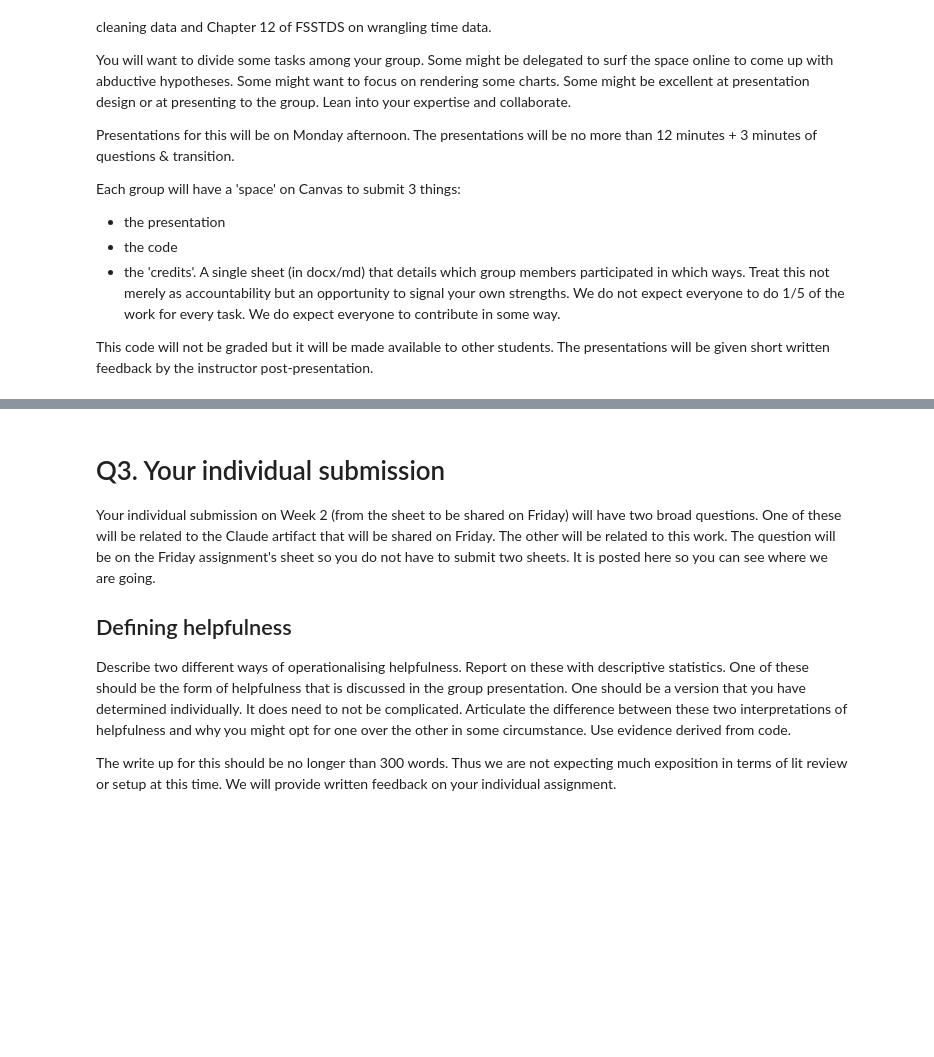
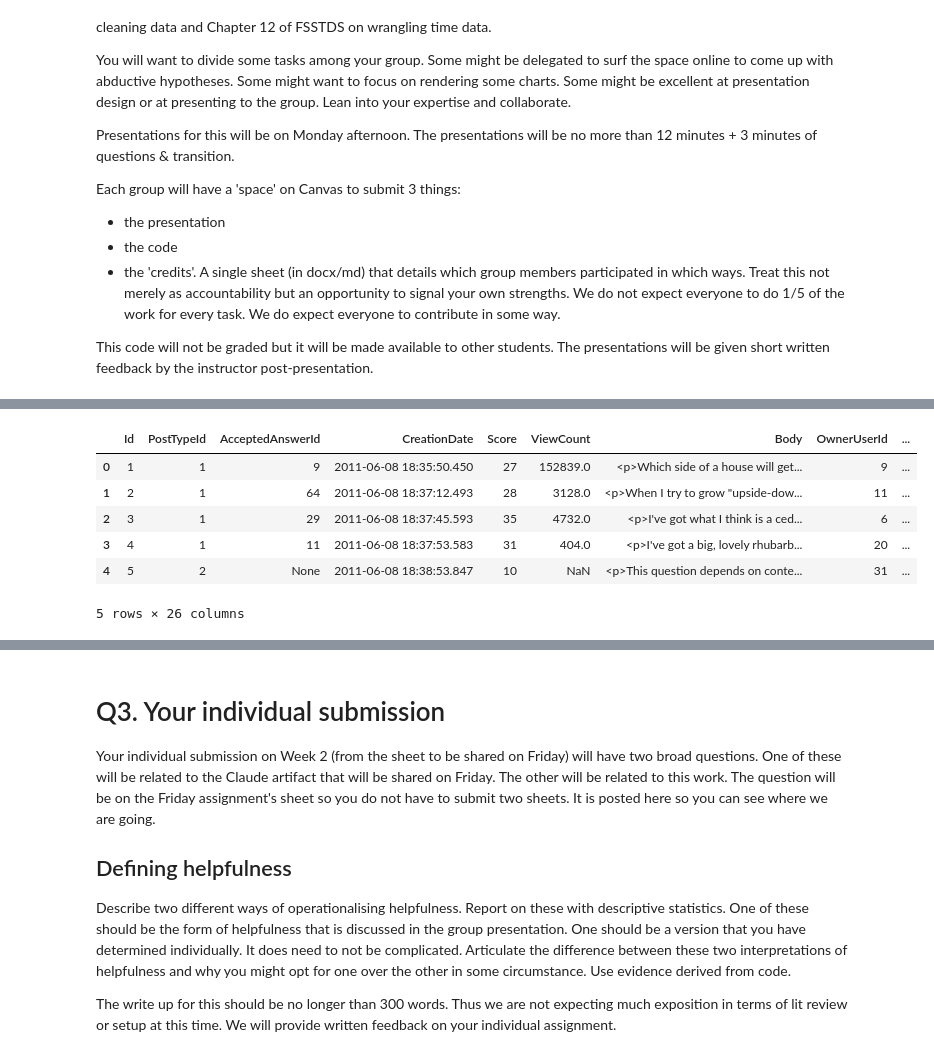
Before and after one commit to isaacbacker/GroupPres_SDS, a Jupyter notebook: Notebooks/fsds25_ex_wk01d02.ipynb, the cells around one changed output, grey strips where cells are left out. Cells and saved outputs as stored; diff of their text form; code cells hidden in the pictures; blank space fills up the shorter version.

Commit message:
data processing

```diff
--- a/Notebooks/fsds25_ex_wk01d02.ipynb
+++ b/Notebooks/fsds25_ex_wk01d02.ipynb
@@ -125,0 +128,3 @@ The presentations will be given short written feedback by the instructor post-pr
+# %%
+post_df = pd.read_feather('../data/gardening.stackexchange.com/Posts.feather')
+post_df.info()
@@ -125,0 +165,12 @@ The presentations will be given short written feedback by the instructor post-pr
+# %%
+post_df = post_df[post_df['PostTypeId'].isin(['1', '2'])].copy()
+post_df['PostType'] = post_df['PostTypeId'].map({'1': 'Q', '2': 'A'})
+post_df.head()
+# %% [output]
+|  | Id | PostTypeId | AcceptedAnswerId | CreationDate | Score | ViewCount | Body | OwnerUserId | ... |
+| 0 | 1 | 1 | 9 | 2011-06-08 18:35:50.450 | 27 | 152839.0 | <p>Which side of a house will get... | 9 | ... |
+| 1 | 2 | 1 | 64 | 2011-06-08 18:37:12.493 | 28 | 3128.0 | <p>When I try to grow "upside-dow... | 11 | ... |
+| 2 | 3 | 1 | 29 | 2011-06-08 18:37:45.593 | 35 | 4732.0 | <p>I've got what I think is a ced... | 6 | ... |
+| 3 | 4 | 1 | 11 | 2011-06-08 18:37:53.583 | 31 | 404.0 | <p>I've got a big, lovely rhubarb... | 20 | ... |
+| 4 | 5 | 2 | None | 2011-06-08 18:38:53.847 | 10 | NaN | <p>This question depends on conte... | 31 | ... |
+5 rows × 26 columns
```
Also changed, not shown: parts of 8 cells of this notebook.
